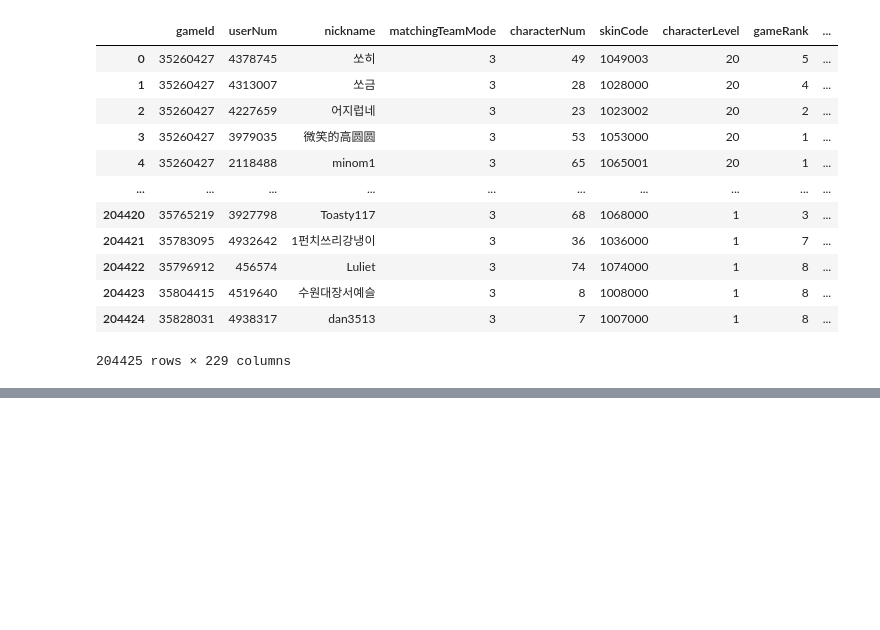
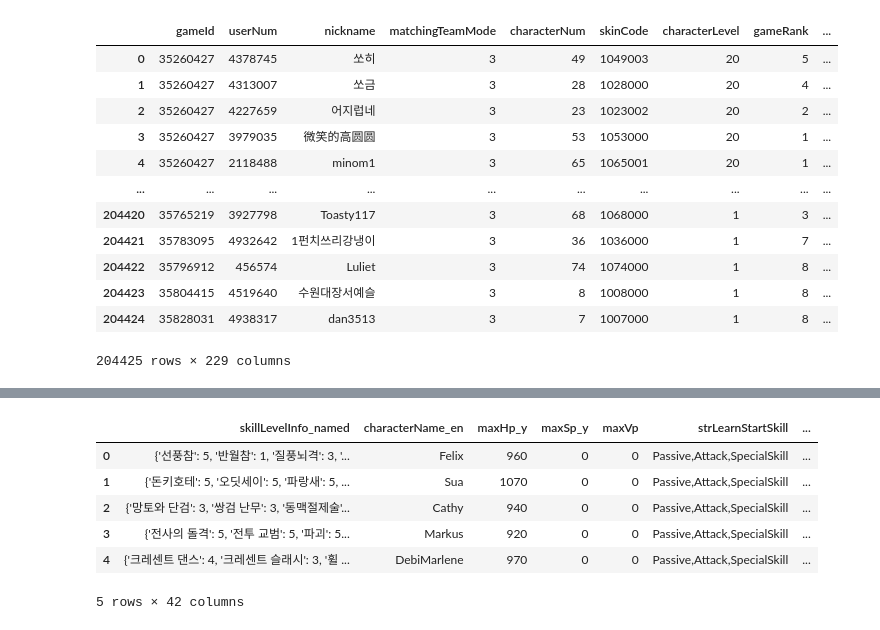
Before and after one commit to Be4hape/10th, a Jupyter notebook: 실전/project/test.ipynb, the cells around one changed output, grey strips where cells are left out. Drawn from its saved outputs; the diff is of its cells as text; code cells hidden in the pictures; blank space fills up the shorter version.

```diff
--- a/실전/project/test.ipynb
+++ b/실전/project/test.ipynb
@@ -417,11 +422,11 @@ df
 # %%
-import json
+# import json
 
-with open("character_stat.json", "r", encoding="utf-8") as f:
-    j = json.load(f)
+# with open("character_stat.json", "r", encoding="utf-8") as f:
+#     j = json.load(f)
 
-char_map = {row["code"]: row["name"] for row in j["data"]}
+# char_map = {row["code"]: row["name"] for row in j["data"]}
 
-df["characterNum"] = pd.to_numeric(df["characterNum"], errors="coerce").astype("Int64")
-df["characterName_en"] = df["characterNum"].map(char_map)
+# df["characterNum"] = pd.to_numeric(df["characterNum"], errors="coerce").astype("Int64")
+# df["characterName_en"] = df["characterNum"].map(char_map)
 # %%
@@ -441,0 +434,13 @@ Name: characterNum, Length: 204425, dtype: Int64
+# %%
+import json
+
+with open("character_stat.json", "r", encoding="utf-8") as f:
+    j = json.load(f)
+
+df_char = pd.DataFrame(j["data"])                 # code, name, maxHp, attackPower, ...
+df_char = df_char.rename(columns={"code": "characterNum", "name": "characterName_en"})
+
+df["characterNum"] = pd.to_numeric(df["characterNum"], errors="coerce").astype("Int64")
+df_char["characterNum"] = pd.to_numeric(df_char["characterNum"], errors="coerce").astype("Int64")
+
+df = df.merge(df_char, on="characterNum", how="left")
@@ -441,0 +536,10 @@ Name: characterNum, Length: 204425, dtype: Int64
+# %%
+df.iloc[:, -42:].head()
+# %% [output]
+|  | skillLevelInfo_named | characterName_en | maxHp_y | maxSp_y | maxVp | strLearnStartSkill | ... |
+| 0 | {'선풍참': 5, '반월참': 1, '질풍뇌격': 3, '... | Felix | 960 | 0 | 0 | Passive,Attack,SpecialSkill | ... |
+| 1 | {'돈키호테': 5, '오딧세이': 5, '파랑새': 5, ... | Sua | 1070 | 0 | 0 | Passive,Attack,SpecialSkill | ... |
+| 2 | {'망토와 단검': 3, '쌍검 난무': 3, '동맥절제술'... | Cathy | 940 | 0 | 0 | Passive,Attack,SpecialSkill | ... |
+| 3 | {'전사의 돌격': 5, '전투 교범': 5, '파괴': 5... | Markus | 920 | 0 | 0 | Passive,Attack,SpecialSkill | ... |
+| 4 | {'크레센트 댄스': 4, '크레센트 슬래시': 3, '휠 ... | DebiMarlene | 970 | 0 | 0 | Passive,Attack,SpecialSkill | ... |
+5 rows × 42 columns
```
Also changed, not shown: parts of 8 cells of this notebook, 3 other files.
